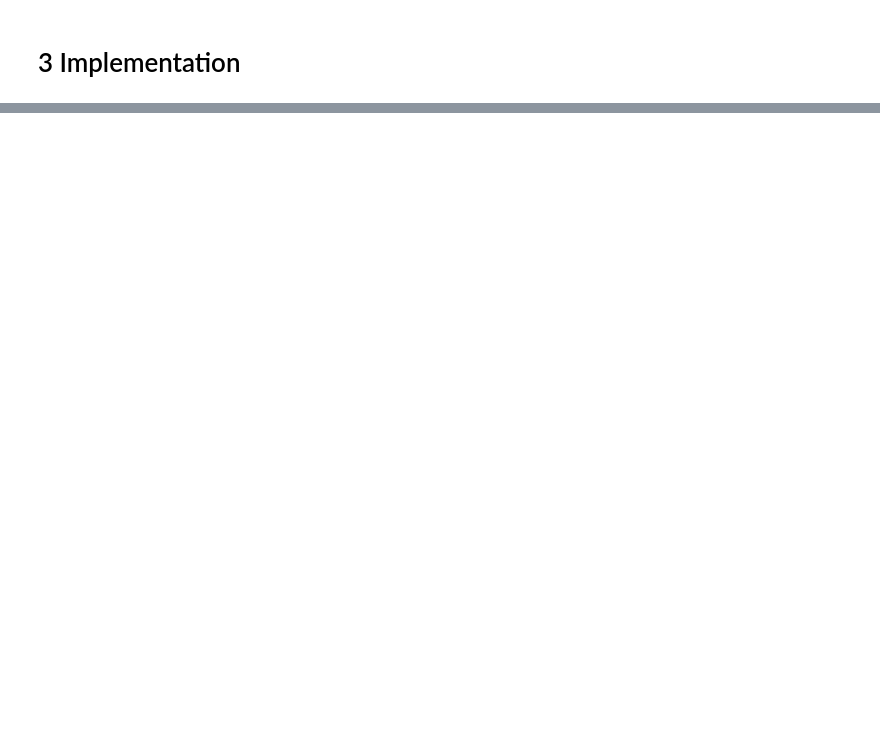
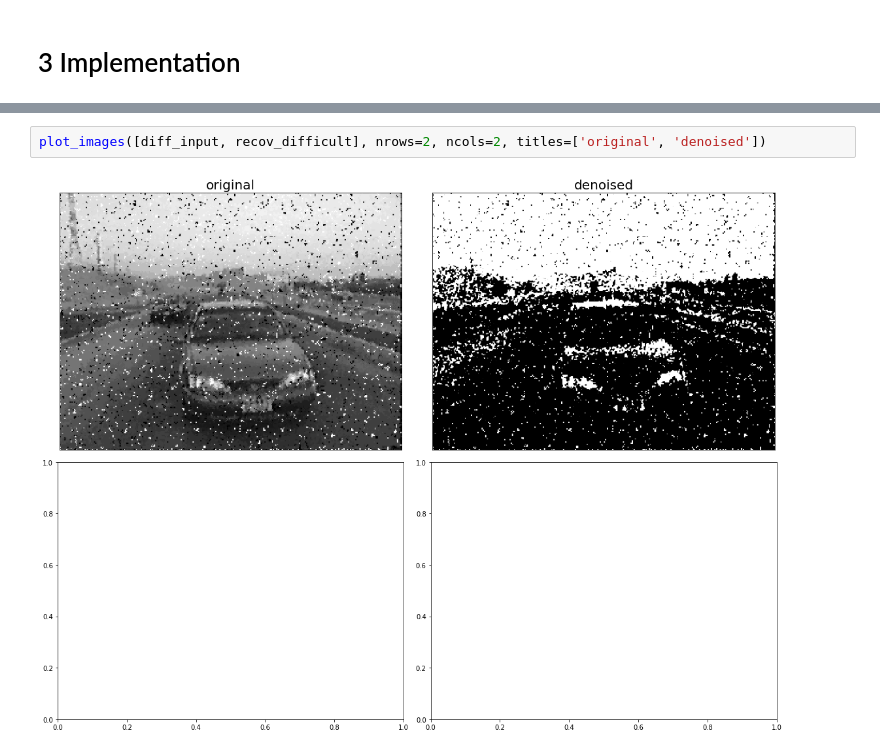
Before and after one commit to VyatkinAlexey/Noiseless, a Jupyter notebook: Notebooks/Bayessian.ipynb, the cells around one changed output, grey strips where cells are left out. Drawn from its saved outputs; the diff is of its cells as text; blank space fills up the shorter version.

```diff
--- a/Notebooks/Bayessian.ipynb
+++ b/Notebooks/Bayessian.ipynb
@@ -105,0 +202,4 @@ _ = axes[1].set_yticks([])
+# %%
+plot_images([diff_input, recov_difficult], nrows=2, ncols=2, titles=['original', 'denoised'])
+# %% [output]
+[figure, added]
```
Also changed, not shown: parts of 15 cells of this notebook.
